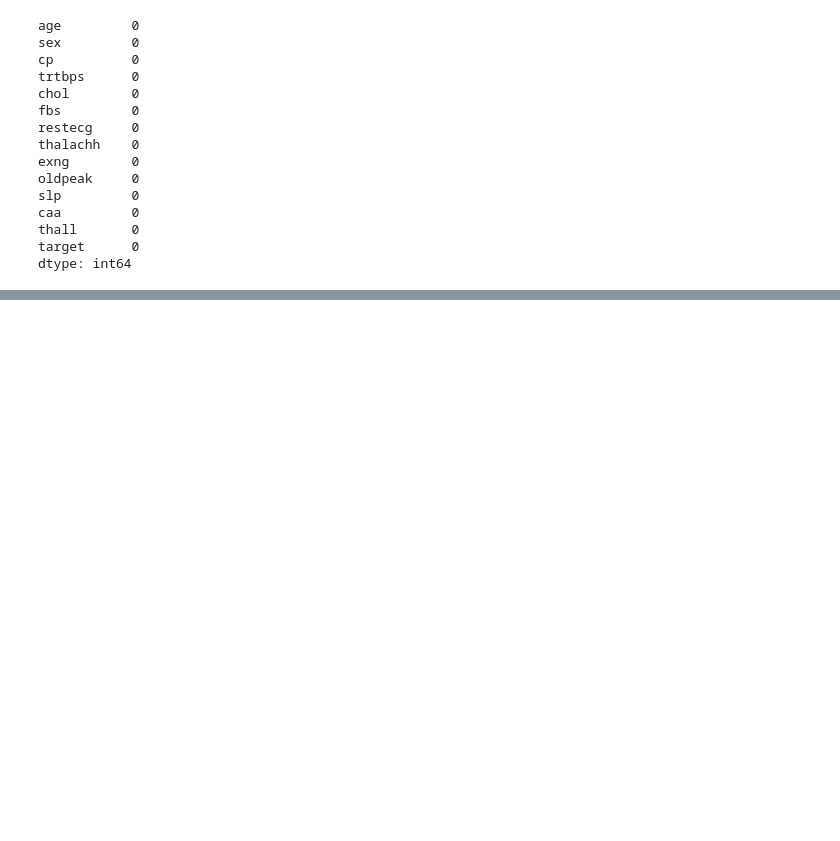
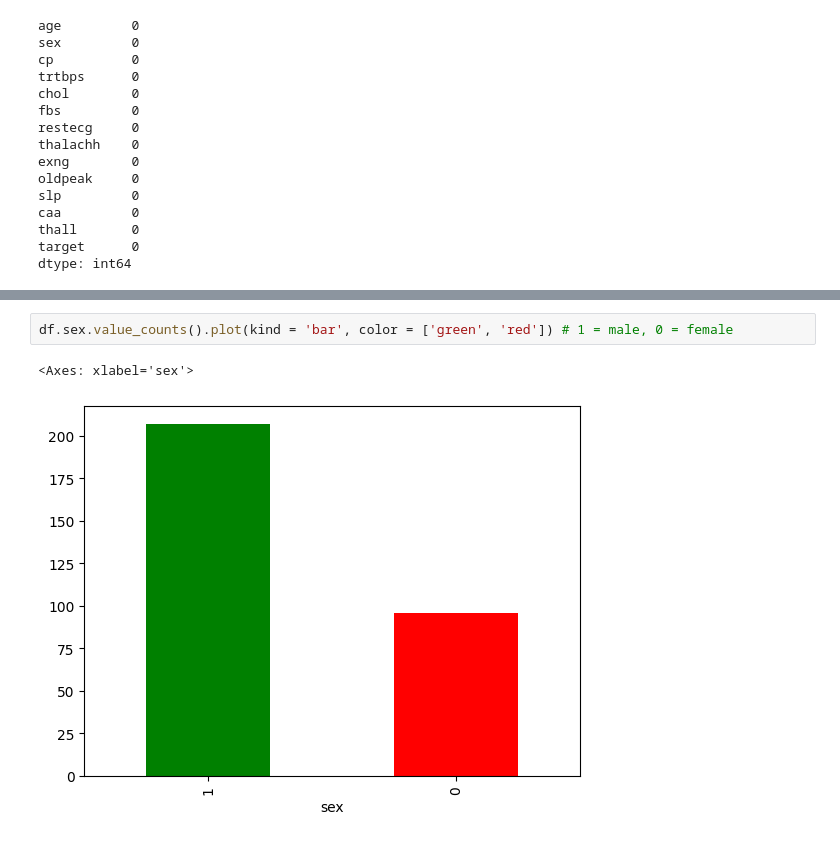
Before and after one commit to MuhammadRehanKhalid/Ehunar_ML_AI, a Jupyter notebook: M_12_MIleStone_Project.ipynb, the cells around one changed output, grey strips where cells are left out. Drawn from its saved outputs; the diff is of its cells as text; blank space fills up the shorter version.

```diff
--- a/M_12_MIleStone_Project.ipynb
+++ b/M_12_MIleStone_Project.ipynb
@@ -150,3 +150,8 @@ df.describe()
 | 50% | 55.000000 | 1.000000 | 1.000000 | 130.000000 | 240.000000 | 0.000000 | 1.000000 | 153.000000 | 0.000000 | 0.800000 | 1.000000 | ... |
 | 75% | 61.000000 | 1.000000 | 2.000000 | 140.000000 | 274.500000 | 0.000000 | 1.000000 | 166.000000 | 1.000000 | 1.600000 | 2.000000 | ... |
 | max | 77.000000 | 1.000000 | 3.000000 | 200.000000 | 564.000000 | 1.000000 | 2.000000 | 202.000000 | 1.000000 | 6.200000 | 2.000000 | ... |
+# %%
+df.sex.value_counts().plot(kind = 'bar', color = ['green', 'red']) # 1 = male, 0 = female
+# %% [output]
+<Axes: xlabel='sex'>
+[figure, added]
```
Also changed, not shown: parts of 1 cell of this notebook.
